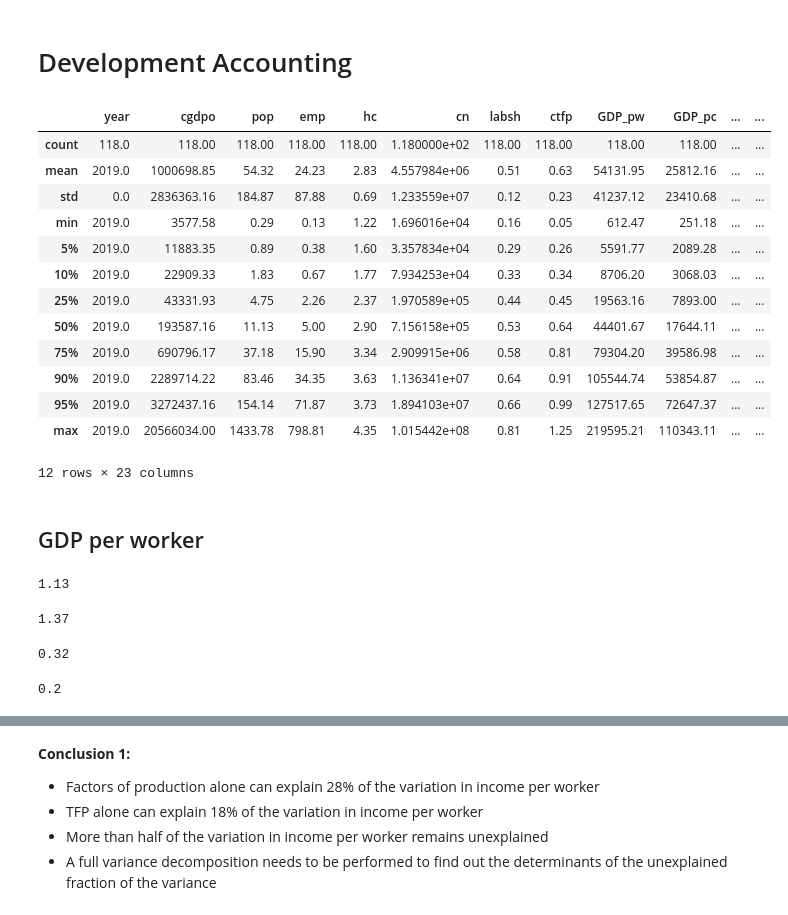
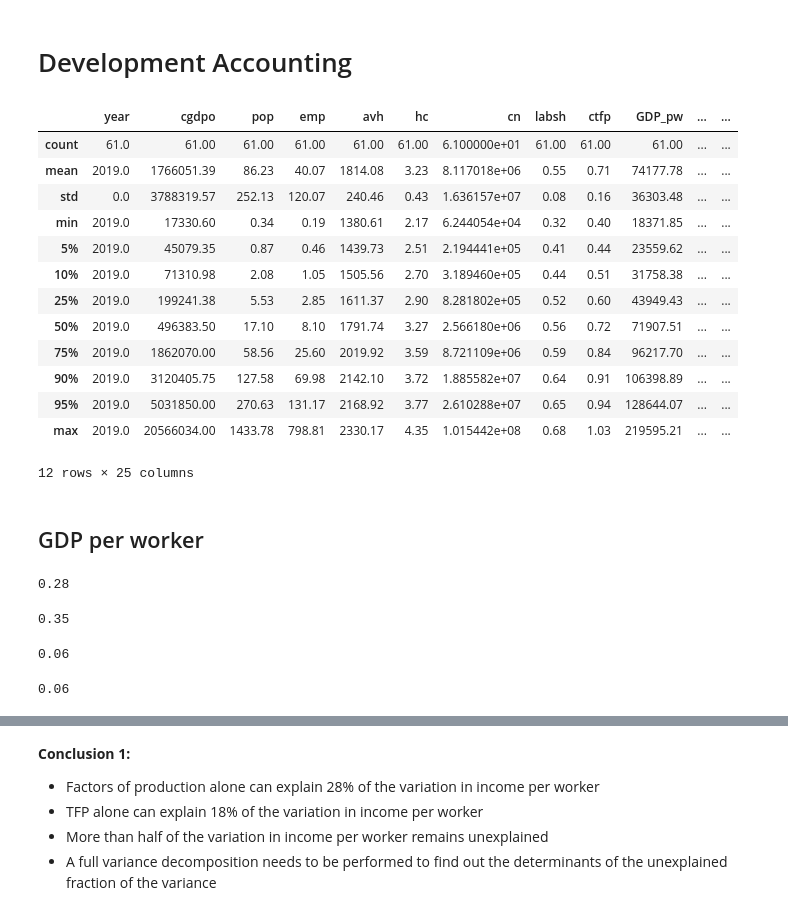
Before and after one commit to selbadri/PWT_10.0, a Jupyter notebook: dev_accounting_PWT_10.0_v3.ipynb, the cells around one changed output, grey strips where cells are left out. Drawn from its saved outputs; the diff is of its cells as text; code cells hidden in the pictures.

```diff
--- a/dev_accounting_PWT_10.0_v3.ipynb
+++ b/dev_accounting_PWT_10.0_v3.ipynb
@@ -26,8 +26,8 @@ pwt
 12810 rows × 52 columns
 # %%
 #Prepare the Dataset and Clean the Data
-#pwt_subset = pwt[['country','countrycode','year','cgdpo','pop','emp','avh','hc','cn','labsh','ctfp']]
-pwt_subset = pwt[['country','countrycode','year','cgdpo','pop','emp','hc','cn','labsh','ctfp']]
+pwt_subset = pwt[['country','countrycode','year','cgdpo','pop','emp','avh','hc','cn','labsh','ctfp']]
+#pwt_subset = pwt[['country','countrycode','year','cgdpo','pop','emp','hc','cn','labsh','ctfp']]
 pwt_subset = pwt_subset[pwt_subset['year'] > 2009]
 pwt_subset = pwt_subset.set_index('countrycode')
 pwt_subset = pwt_subset.dropna()
@@ -144,49 +144,50 @@ pwt_subset
 # Development Accounting
 # %%
 #pwt_subset['y_hk_pw']     = (pwt_subset['k']**(1-pwt_subset['labsh']))*(( pwt_subset['hc']**pwt_subset['labsh']))
-pwt_subset['y_hk_pw']       = (pwt_subset['k']**(1/3))*(( pwt_subset['hc']**(2/3) ))
+#pwt_subset['y_hk_pw']       = (pwt_subset['k']**(1/3))*(((pwt_subset['hc'])**(2/3) ))
+pwt_subset['y_hk_pw']       = (pwt_subset['k']**(1/3))*(((pwt_subset['hc']*pwt_subset['avh'])**(2/3) ))
 pwt_subset['y_hk_pw_relUS'] = pwt_subset['y_hk_pw']/pwt_subset.at['USA','y_hk_pw']
 pwt_subset
 
 pwt_subset.describe([0.05,0.10,0.25,0.50,0.75,0.90,0.95]).round(2)
 # %% [output]
-|  | year | cgdpo | pop | emp | hc | cn | labsh | ctfp | GDP_pw | GDP_pc | ... | ... |
-| count | 118.0 | 118.00 | 118.00 | 118.00 | 118.00 | 1.180000e+02 | 118.00 | 118.00 | 118.00 | 118.00 | ... | ... |
-| mean | 2019.0 | 1000698.85 | 54.32 | 24.23 | 2.83 | 4.557984e+06 | 0.51 | 0.63 | 54131.95 | 25812.16 | ... | ... |
-| std | 0.0 | 2836363.16 | 184.87 | 87.88 | 0.69 | 1.233559e+07 | 0.12 | 0.23 | 41237.12 | 23410.68 | ... | ... |
-| min | 2019.0 | 3577.58 | 0.29 | 0.13 | 1.22 | 1.696016e+04 | 0.16 | 0.05 | 612.47 | 251.18 | ... | ... |
-| 5% | 2019.0 | 11883.35 | 0.89 | 0.38 | 1.60 | 3.357834e+04 | 0.29 | 0.26 | 5591.77 | 2089.28 | ... | ... |
-| 10% | 2019.0 | 22909.33 | 1.83 | 0.67 | 1.77 | 7.934253e+04 | 0.33 | 0.34 | 8706.20 | 3068.03 | ... | ... |
-| 25% | 2019.0 | 43331.93 | 4.75 | 2.26 | 2.37 | 1.970589e+05 | 0.44 | 0.45 | 19563.16 | 7893.00 | ... | ... |
-| 50% | 2019.0 | 193587.16 | 11.13 | 5.00 | 2.90 | 7.156158e+05 | 0.53 | 0.64 | 44401.67 | 17644.11 | ... | ... |
-| 75% | 2019.0 | 690796.17 | 37.18 | 15.90 | 3.34 | 2.909915e+06 | 0.58 | 0.81 | 79304.20 | 39586.98 | ... | ... |
-| 90% | 2019.0 | 2289714.22 | 83.46 | 34.35 | 3.63 | 1.136341e+07 | 0.64 | 0.91 | 105544.74 | 53854.87 | ... | ... |
-| 95% | 2019.0 | 3272437.16 | 154.14 | 71.87 | 3.73 | 1.894103e+07 | 0.66 | 0.99 | 127517.65 | 72647.37 | ... | ... |
-| max | 2019.0 | 20566034.00 | 1433.78 | 798.81 | 4.35 | 1.015442e+08 | 0.81 | 1.25 | 219595.21 | 110343.11 | ... | ... |
+|  | year | cgdpo | pop | emp | avh | hc | cn | labsh | ctfp | GDP_pw | ... | ... |
+| count | 61.0 | 61.00 | 61.00 | 61.00 | 61.00 | 61.00 | 6.100000e+01 | 61.00 | 61.00 | 61.00 | ... | ... |
+| mean | 2019.0 | 1766051.39 | 86.23 | 40.07 | 1814.08 | 3.23 | 8.117018e+06 | 0.55 | 0.71 | 74177.78 | ... | ... |
+| std | 0.0 | 3788319.57 | 252.13 | 120.07 | 240.46 | 0.43 | 1.636157e+07 | 0.08 | 0.16 | 36303.48 | ... | ... |
+| min | 2019.0 | 17330.60 | 0.34 | 0.19 | 1380.61 | 2.17 | 6.244054e+04 | 0.32 | 0.40 | 18371.85 | ... | ... |
+| 5% | 2019.0 | 45079.35 | 0.87 | 0.46 | 1439.73 | 2.51 | 2.194441e+05 | 0.41 | 0.44 | 23559.62 | ... | ... |
+| 10% | 2019.0 | 71310.98 | 2.08 | 1.05 | 1505.56 | 2.70 | 3.189460e+05 | 0.44 | 0.51 | 31758.38 | ... | ... |
+| 25% | 2019.0 | 199241.38 | 5.53 | 2.85 | 1611.37 | 2.90 | 8.281802e+05 | 0.52 | 0.60 | 43949.43 | ... | ... |
+| 50% | 2019.0 | 496383.50 | 17.10 | 8.10 | 1791.74 | 3.27 | 2.566180e+06 | 0.56 | 0.72 | 71907.51 | ... | ... |
+| 75% | 2019.0 | 1862070.00 | 58.56 | 25.60 | 2019.92 | 3.59 | 8.721109e+06 | 0.59 | 0.84 | 96217.70 | ... | ... |
+| 90% | 2019.0 | 3120405.75 | 127.58 | 69.98 | 2142.10 | 3.72 | 1.885582e+07 | 0.64 | 0.91 | 106398.89 | ... | ... |
+| 95% | 2019.0 | 5031850.00 | 270.63 | 131.17 | 2168.92 | 3.77 | 2.610288e+07 | 0.65 | 0.94 | 128644.07 | ... | ... |
+| max | 2019.0 | 20566034.00 | 1433.78 | 798.81 | 2330.17 | 4.35 | 1.015442e+08 | 0.68 | 1.03 | 219595.21 | ... | ... |
-12 rows × 23 columns
+12 rows × 25 columns
 # %% [markdown]
 ## GDP per worker
 # %%
 var_log_y_pw = np.var(pwt_subset['log_y_pw'])
 round(var_log_y_pw,2)
 # %% [output]
-1.13
+0.28
 # %%
 var_log_y_pc = np.var(pwt_subset['log_y_pc'])
 round(var_log_y_pc,2)
 # %% [output]
-1.37
+0.35
 # %%
 pwt_subset['log_y_hk_pw']  = np.log(pwt_subset['y_hk_pw'])
 var_log_y_hk_pw            = np.var(pwt_subset['log_y_hk_pw'])
 round(var_log_y_hk_pw,2)
 # %% [output]
-0.32
+0.06
 # %%
 var_log_tfp                = np.var(np.log(pwt_subset['ctfp']))
 round(var_log_tfp,2)
 # %% [output]
-0.2
+0.06
 # %%
 success_factors = var_log_y_hk_pw/var_log_y_pw
 round(success_factors,2)
```
Also changed, not shown: parts of 21 cells of this notebook.
